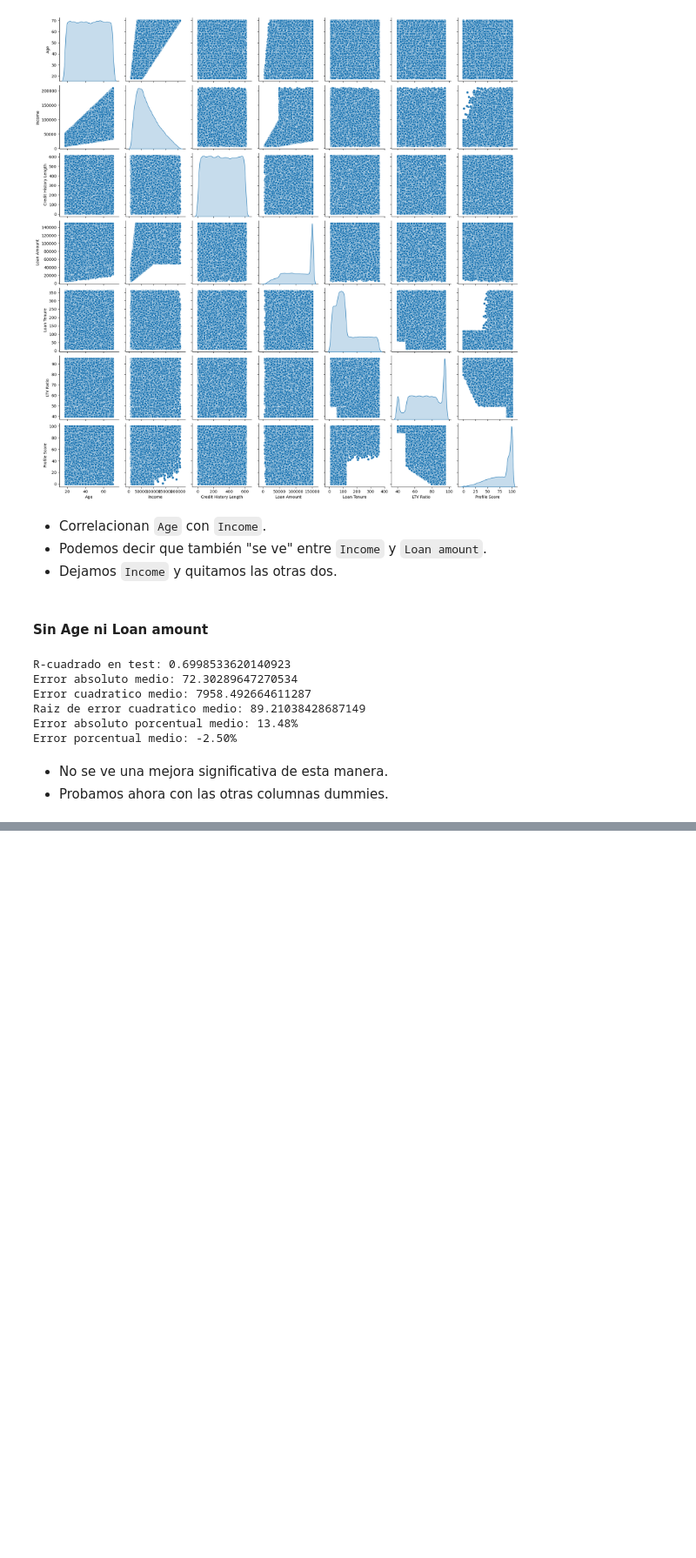
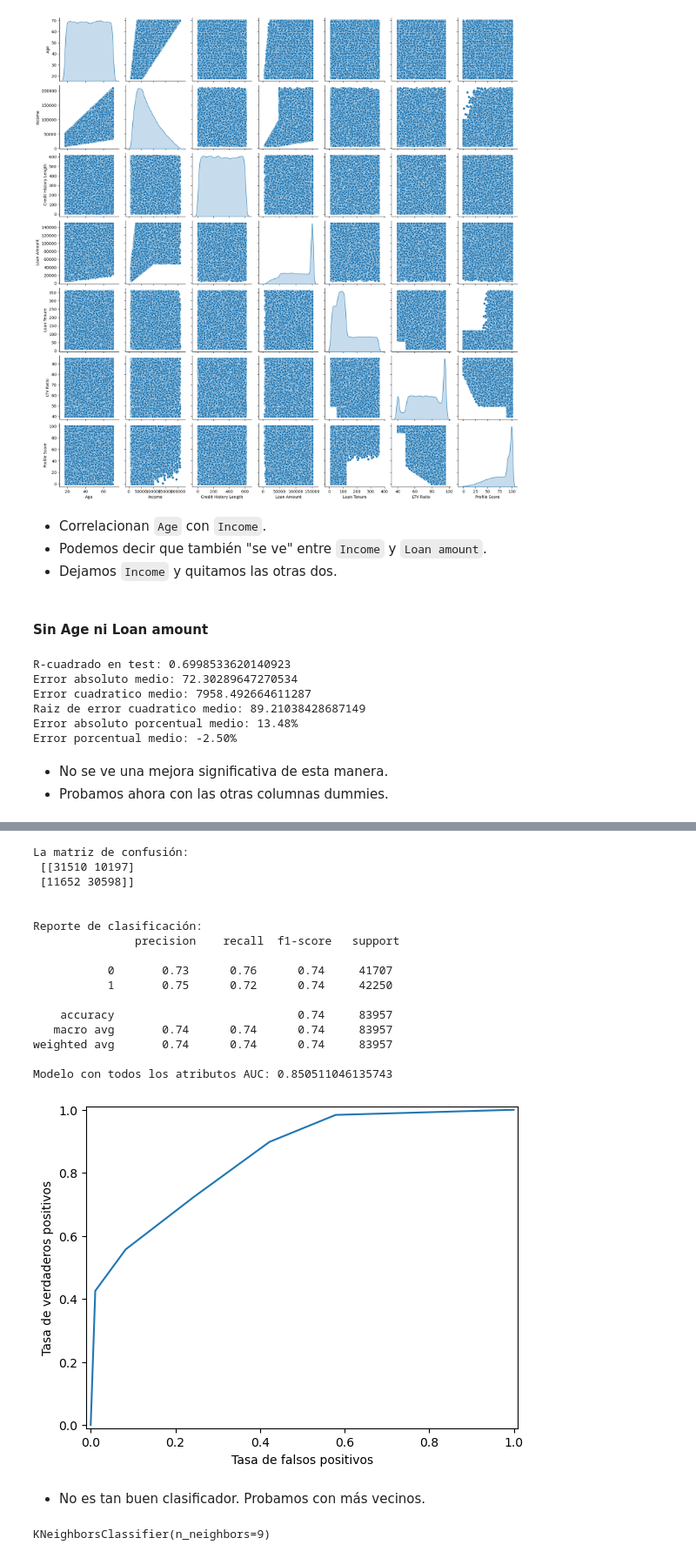
Before and after one commit to manoloacademia/aprMaqI_CEIA, a Jupyter notebook: trabajo_final/credit_v3.ipynb, the cells around one changed output, grey strips where cells are left out. Shown at 87% size. Drawn from its saved outputs; the diff is of its cells as text; code cells hidden in the pictures; blank space fills up the shorter version.

```diff
--- a/trabajo_final/credit_v3.ipynb
+++ b/trabajo_final/credit_v3.ipynb
@@ -591,0 +1086,54 @@ Error porcentual medio: -2.50%
+# %%
+# Predecimos los valores
+y_hat = classifier_knn.predict(X_test)
+
+# Calculamos la matriz de confusión
+cm = confusion_matrix(y_test, y_hat)
+print("La matriz de confusión: \n", cm)
+print("\n")
+
+# Calculamos el reporte de clasificación
+cr = classification_report(y_test, y_hat)
+print("Reporte de clasificación: \n", cr)
+
+# Calculamos la probabilidad del modelo
+prob_total = classifier_knn.predict_proba(X_test)[:, -1] # para llevarlo a 1-d
+
+# Realizamos la curva roc
+fpr_total, tpr_total, _ = roc_curve(y_true=y_test, y_score=prob_total)
+
+# Ploteamos la curva
+plt.plot(fpr_total, tpr_total, label="Modelo con todos los atributos numéricos")
+plt.xlim([-0.01, 1.01])
+plt.ylim([-0.01, 1.01])
+plt.xlabel("Tasa de falsos positivos")
+plt.ylabel("Tasa de verdaderos positivos")
+
+# Calculamos el auc
+print(f"Modelo con todos los atributos AUC: {auc(fpr_total, tpr_total)}")
+# %% [output]
+La matriz de confusión:
+ [[31510 10197]
+ [11652 30598]]
+
+
+Reporte de clasificación:
+               precision    recall  f1-score   support
+
+           0       0.73      0.76      0.74     41707
+           1       0.75      0.72      0.74     42250
+
+    accuracy                           0.74     83957
+   macro avg       0.74      0.74      0.74     83957
+weighted avg       0.74      0.74      0.74     83957
+
+Modelo con todos los atributos AUC: 0.850511046135743
+[figure, added]
+# %% [markdown]
+- No es tan buen clasificador. Probamos con más vecinos.
+# %%
+# Planteamos un clasificador con 9 neighbors
+classifier_knn = KNeighborsClassifier(n_neighbors=9, metric="minkowski", p=2)
+classifier_knn.fit(X_train, y_train)
+# %% [output]
+KNeighborsClassifier(n_neighbors=9)
```
Also changed, not shown: parts of 76 cells of this notebook.
